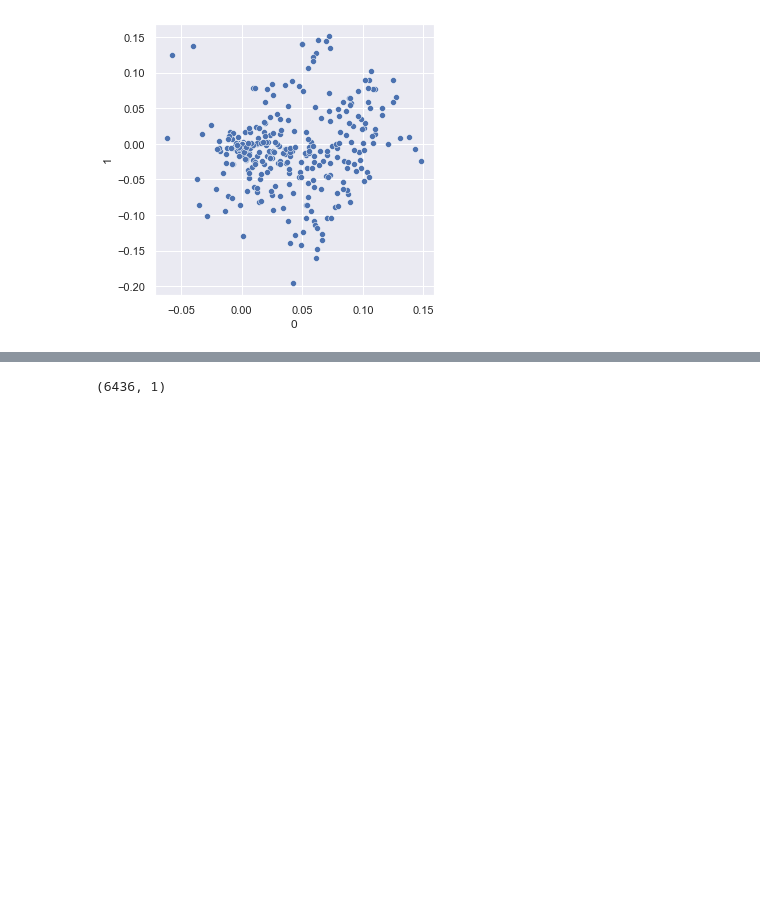
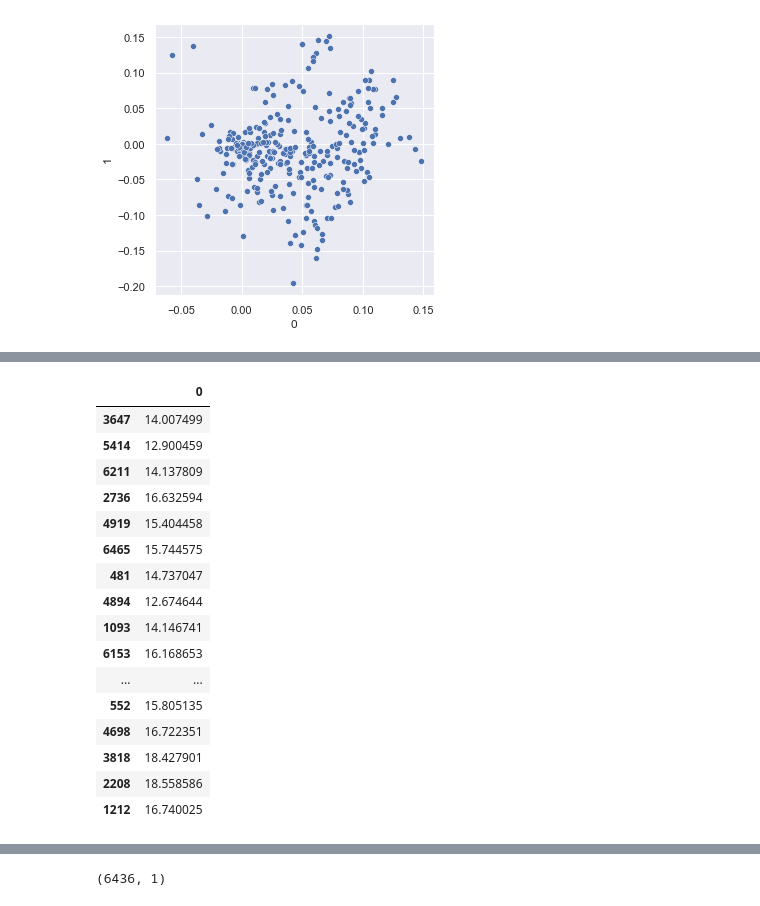
Before and after one commit to oostendo/2022-SI699-011, a Jupyter notebook: eva_and_sam/EDA_cbecs2018.ipynb, the cells around one changed output, grey strips where cells are left out. Cells and saved outputs as stored; diff of their text form; code cells hidden in the pictures; blank space fills up the shorter version.

```diff
--- a/eva_and_sam/EDA_cbecs2018.ipynb
+++ b/eva_and_sam/EDA_cbecs2018.ipynb
@@ -690,0 +656,22 @@ y_train.sample(5)
+# %%
+if item in y_train != 0:
+    y_train_final = np.log(y_train)
+y_train_final.sample(50)
+# %% [output]
+|  | 0 |
+| 3647 | 14.007499 |
+| 5414 | 12.900459 |
+| 6211 | 14.137809 |
+| 2736 | 16.632594 |
+| 4919 | 15.404458 |
+| 6465 | 15.744575 |
+| 481 | 14.737047 |
+| 4894 | 12.674644 |
+| 1093 | 14.146741 |
+| 6153 | 16.168653 |
+| ... | ... |
+| 552 | 15.805135 |
+| 4698 | 16.722351 |
+| 3818 | 18.427901 |
+| 2208 | 18.558586 |
+| 1212 | 16.740025 |
```
Also changed, not shown: parts of 45 cells of this notebook, 1 other file.
